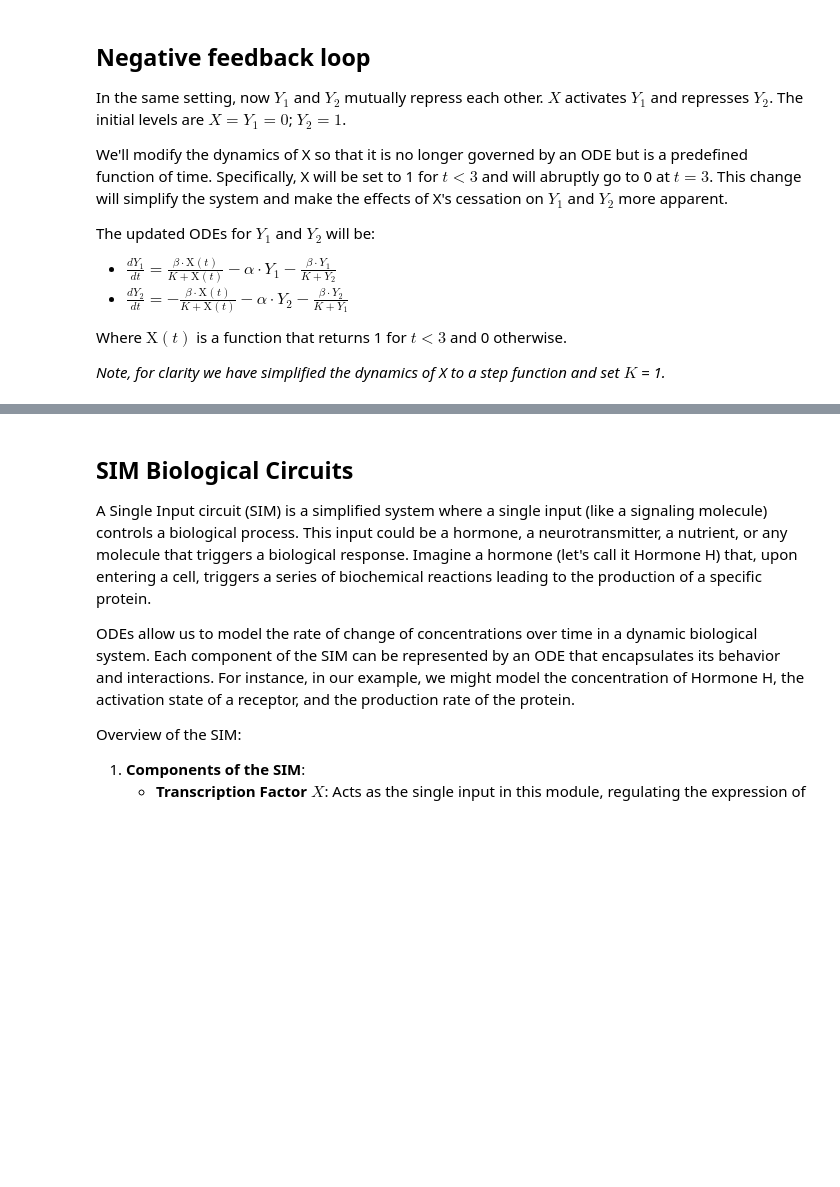
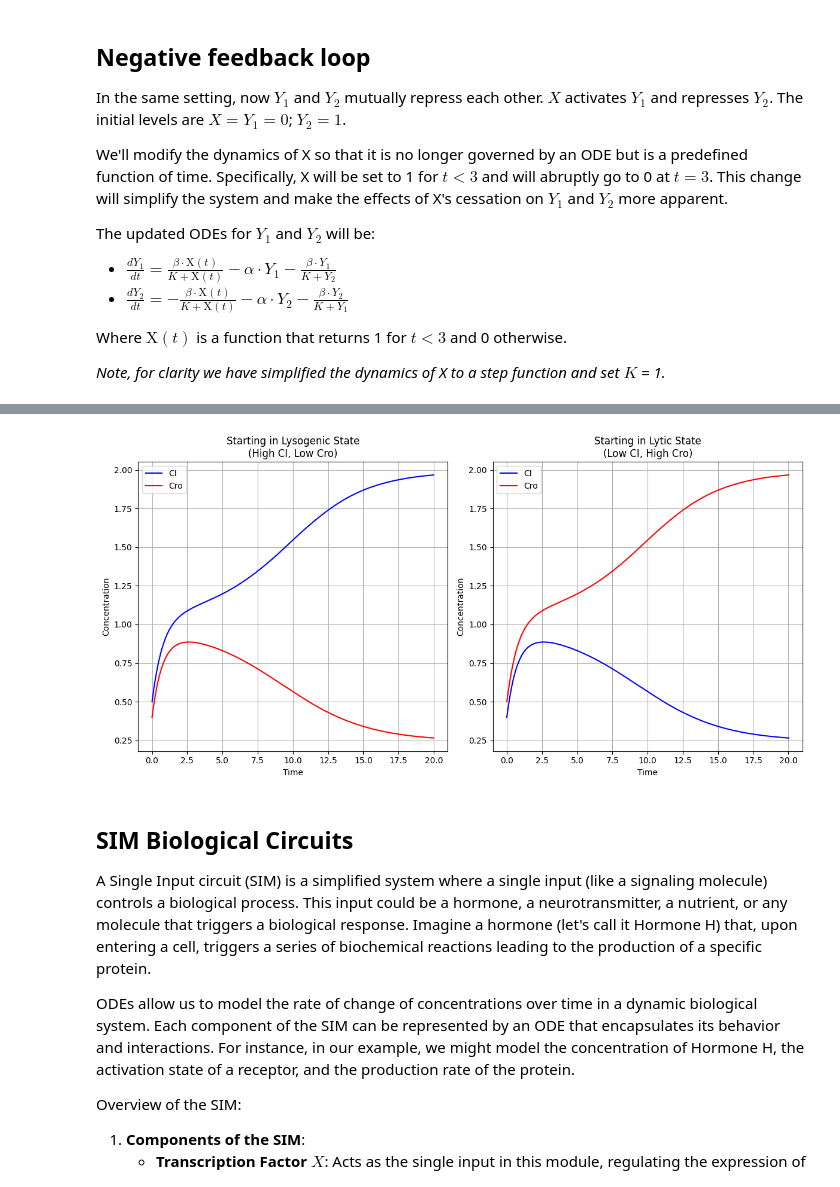
Before and after one commit to amoyag/Biofisica, a Jupyter notebook: session3_complexcircuits.ipynb, the cells around one changed output, grey strips where cells are left out. Cells and saved outputs as stored; diff of their text form; code cells hidden in the pictures; blank space fills up the shorter version.

```diff
--- a/session3_complexcircuits.ipynb
+++ b/session3_complexcircuits.ipynb
@@ -180,3 +274,85 @@ plt.show()
+# %%
+import numpy as np
+from scipy.integrate import solve_ivp
+import matplotlib.pyplot as plt
+
+def lambda_switch(t, state):
+    """
+    Simulate CI-Cro mutual repression in lambda phage
+
+    The model represents:
+    - CI repressing Cro production through OR operators
+    - Cro repressing CI production through OR operators
+    - Cooperative binding of proteins as dimers
+    - Separate promoters for each protein
+    """
+    CI, Cro = state
+
+    # Parameters
+    n = 3           # Hill coefficient (dimerization)
+    K_CI = 1.0      # CI binding constant
+    K_Cro = 1.0     # Cro binding constant
+    alpha = 0.5     # Protein degradation rate
+    beta_CI = 1.0   # Maximum CI production rate
+    beta_Cro = 1.0  # Maximum Cro production rate
+    basal = 0.01    # Basal expression level
+
+    # CI production: Repressed by Cro binding to operators
+    # Higher Cro levels lead to stronger repression of CI
+    CI_repression = 1/(1 + (Cro/K_Cro)**n)
+    CI_production = basal + beta_CI * CI_repression
+
+    # Cro production: Repressed by CI binding to operators
+    # Higher CI levels lead to stronger repression of Cro
+    Cro_repression = 1/(1 + (CI/K_CI)**n)
+    Cro_production = basal + beta_Cro * Cro_repression
+
+    # Rate equations showing mutual repression
+    dCI_dt = CI_production - alpha * CI     # CI changes based on Cro repression
+    dCro_dt = Cro_production - alpha * Cro  # Cro changes based on CI repression
+
+    return [dCI_dt, dCro_dt]
+
+# We can test different initial conditions to see bistability
+# Starting with high CI, low Cro (favoring lysogenic state)
+initial_conditions_1 = [0.5, 0.4]  # [CI_0, Cro_0]
+# Starting with low CI, high Cro (favoring lytic state)
+initial_conditions_2 = [0.4, 0.5]  # [CI_0, Cro_0]
+
+# Time points
+t = np.linspace(0, 20, 1000)
+
+# Solve for both initial conditions
+solution1 = solve_ivp(lambda_switch, [0, 20], initial_conditions_1, t_eval=t)
+solution2 = solve_ivp(lambda_switch, [0, 20], initial_conditions_2, t_eval=t)
+
+# Plot results
+plt.figure(figsize=(12, 6))
+
+# Plot first solution
+plt.subplot(1, 2, 1)
+plt.plot(solution1.t, solution1.y[0], label='CI', color='blue')
+plt.plot(solution1.t, solution1.y[1], label='Cro', color='red')
+plt.xlabel('Time')
+plt.ylabel('Concentration')
+plt.title('Starting in Lysogenic State\n(High CI, Low Cro)')
+plt.legend()
+plt.grid(True)
+
+# Plot second solution
+plt.subplot(1, 2, 2)
+plt.plot(solution2.t, solution2.y[0], label='CI', color='blue')
+plt.plot(solution2.t, solution2.y[1], label='Cro', color='red')
+plt.xlabel('Time')
+plt.ylabel('Concentration')
+plt.title('Starting in Lytic State\n(Low CI, High Cro)')
+plt.legend()
+plt.grid(True)
+
+plt.tight_layout()
+plt.show()
+# %% [output]
+[figure, added]
 # %% [markdown]
 ## SIM Biological Circuits
 
```
Also changed, not shown: parts of 7 cells of this notebook.
